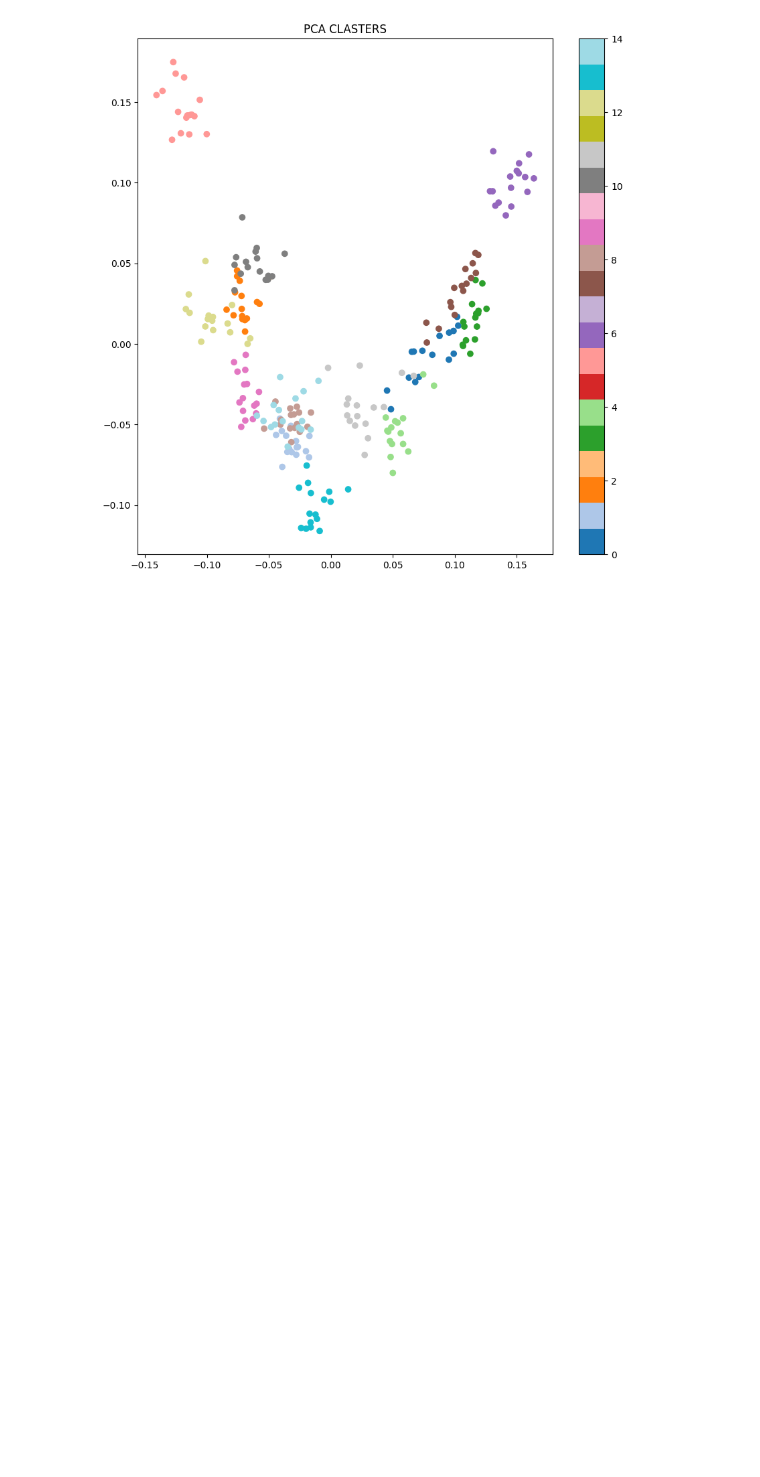
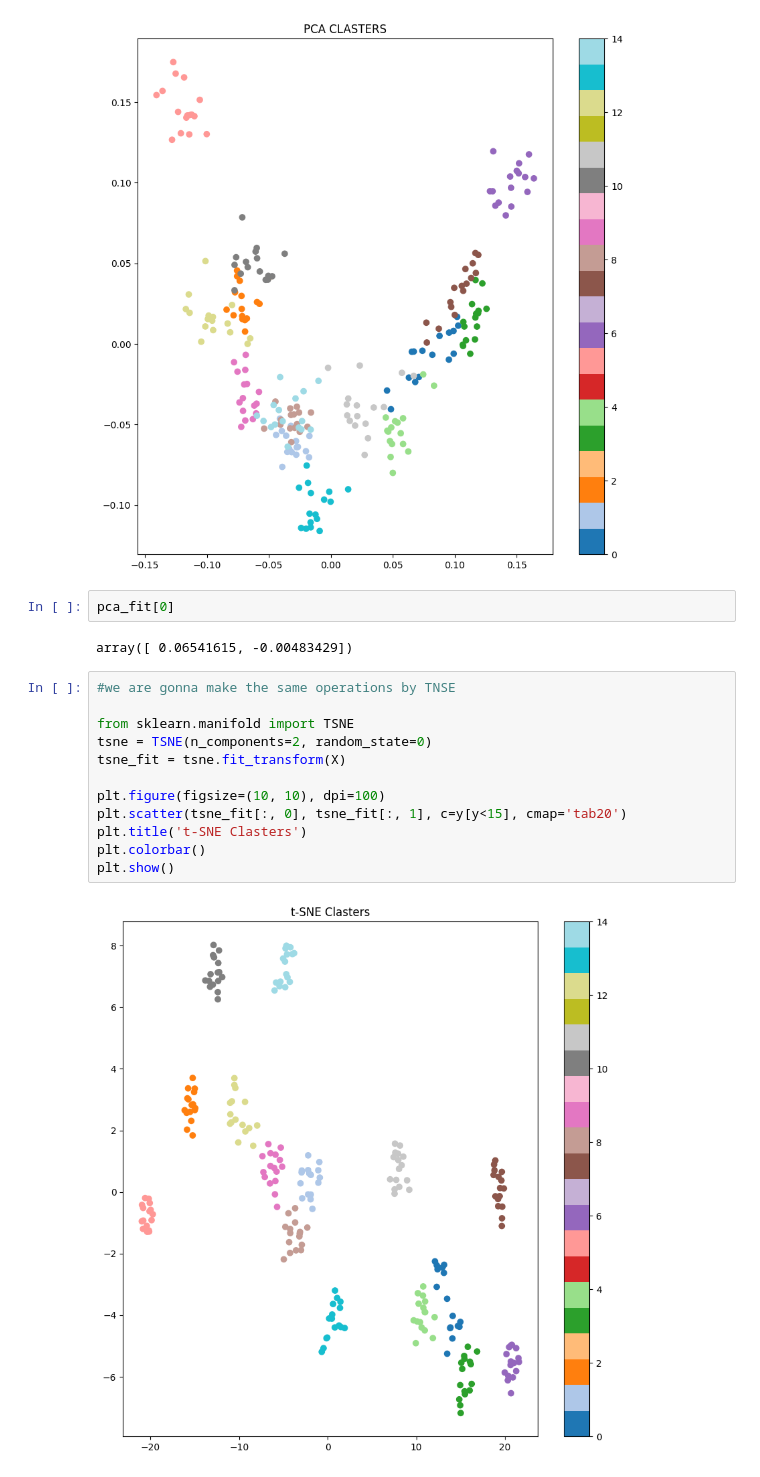
Before and after one commit to SergeyHSE/UnsupervisedLearning.github.io, a Jupyter notebook: UnsupervisedLearning.ipynb, the cells around one changed output. Drawn from its saved outputs; the diff is of its cells as text; blank space fills up the shorter version.

```diff
--- a/UnsupervisedLearning.ipynb
+++ b/UnsupervisedLearning.ipynb
@@ -74,3 +74,21 @@ plt.title('PCA CLASTERS')
 plt.show()
 # %% [output]
 [figure]
+# %%
+pca_fit[0]
+# %% [output]
+array([ 0.06541615, -0.00483429])
+# %%
+#we are gonna make the same operations by TNSE
+
+from sklearn.manifold import TSNE
+tsne = TSNE(n_components=2, random_state=0)
+tsne_fit = tsne.fit_transform(X)
+
+plt.figure(figsize=(10, 10), dpi=100)
+plt.scatter(tsne_fit[:, 0], tsne_fit[:, 1], c=y[y<15], cmap='tab20')
+plt.title('t-SNE Clasters')
+plt.colorbar()
+plt.show()
+# %% [output]
+[figure, added]
```
